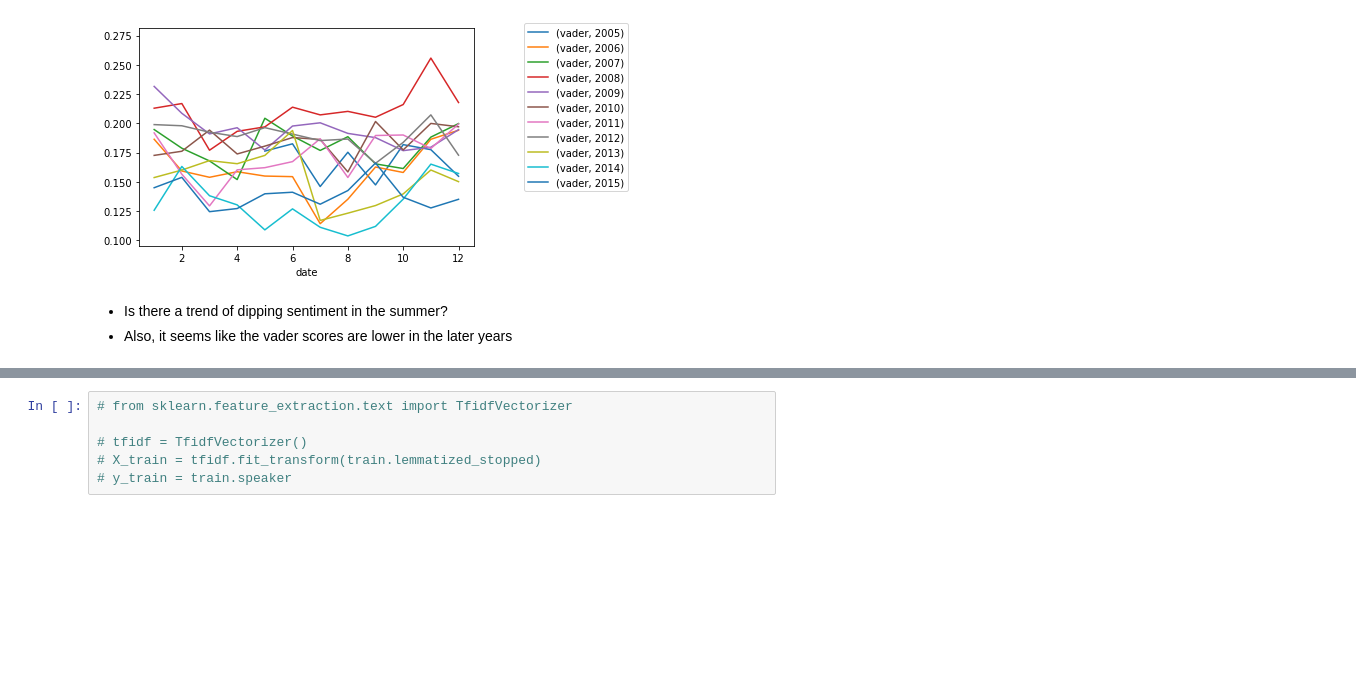
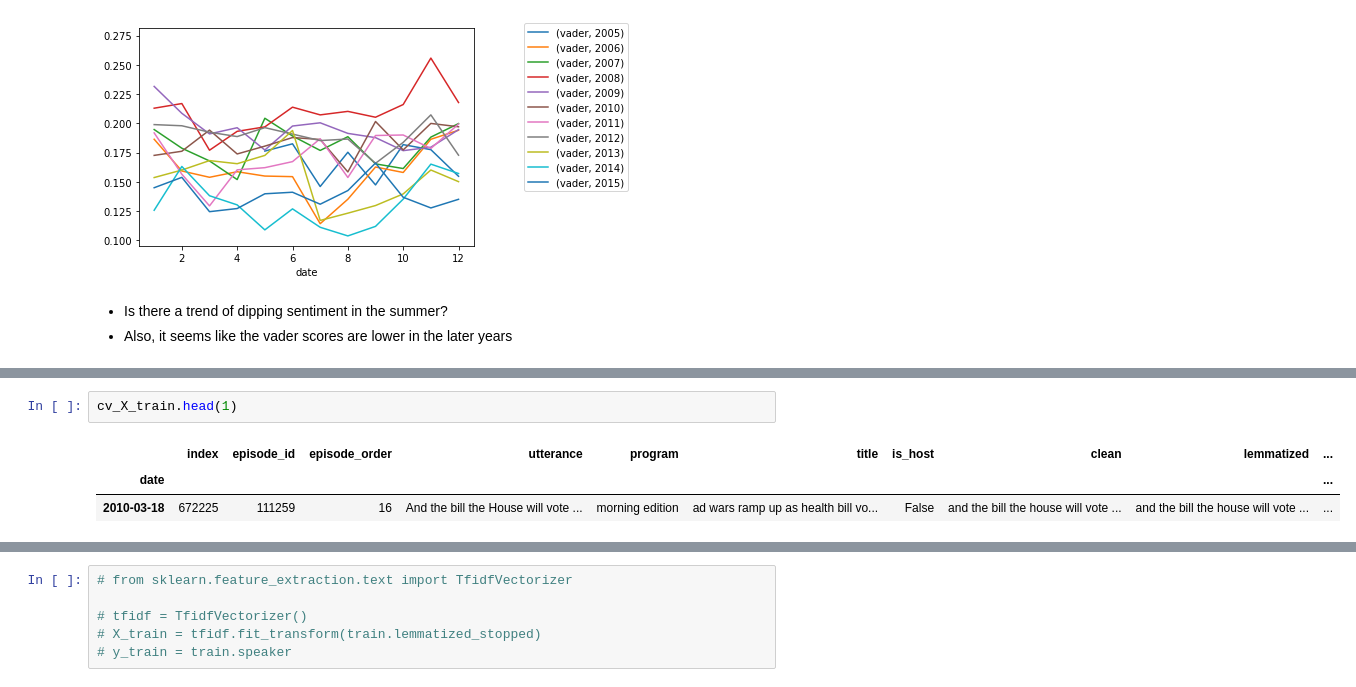
Before and after one commit to npr-nlp/npr-nlp-project, a Jupyter notebook: brian_explore_notebook.ipynb, the cells around one changed output, grey strips where cells are left out. Saved outputs shown, nothing was run; the diff lists cells and outputs as text; blank space fills up the shorter version.

```diff
--- a/brian_explore_notebook.ipynb
+++ b/brian_explore_notebook.ipynb
@@ -1004,0 +1194,6 @@ len(cv.vocabulary_)
+# %%
+cv_X_train.head(1)
+# %% [output]
+|  | index | episode_id | episode_order | utterance | program | title | is_host | clean | lemmatized | ... |
+| date |  |  |  |  |  |  |  |  |  | ... |
+| 2010-03-18 | 672225 | 111259 | 16 | And the bill the House will vote ... | morning edition | ad wars ramp up as health bill vo... | False | and the bill the house will vote ... | and the bill the house will vote ... | ... |
```
Also changed, not shown: parts of 55 cells of this notebook, 1 other file.
